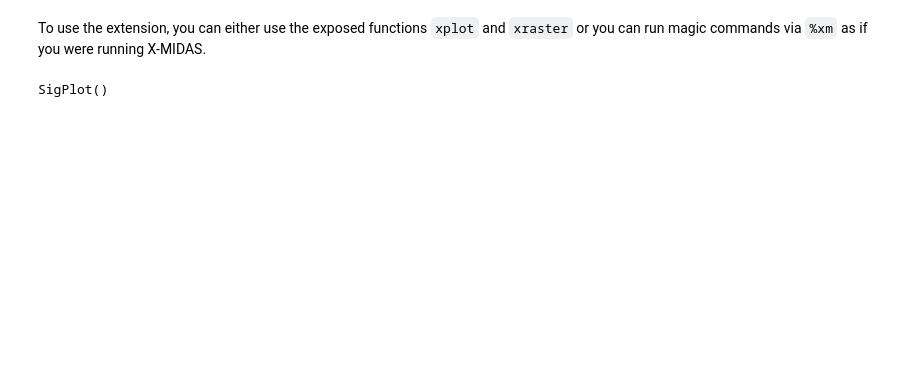
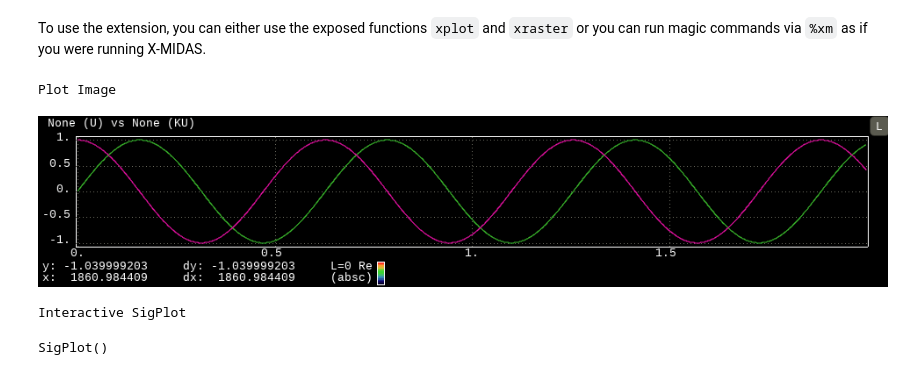
Before and after one commit to betatim/jupyter-xm-magic, a Jupyter notebook: SigPlot Extension Test.ipynb, the cells around one changed output. Saved outputs shown, nothing was run; the diff lists cells and outputs as text; code cells hidden in the pictures; blank space fills up the shorter version.

Commit message:
Added Imagesfor HTML redering

```diff
--- a/SigPlot Extension Test.ipynb
+++ b/SigPlot Extension Test.ipynb
@@ -37,11 +39,18 @@ To use the extension, you can either use the exposed functions `xplot` and `xras
 # %%
 import numpy as np
 plot= SigPlot()
 plot.overlay_array(np.sin(np.arange(0, 20, 0.01)))
 plot.overlay_array(np.cos(np.arange(0, 20, 0.01)))
+i= Image("docs/SinCos.png")
+print("Plot Image")
+display(i)
+print("Interactive SigPlot")
 plot.plot()
 # %% [output]
-SigPlot()
+Plot Image
+[figure, added]
+Interactive SigPlot
+SigPlot()
 # %%
 plot= SigPlot()
 plot.overlay_href("http://sigplot.lgsinnovations.com/dat/pulse.tmp")
```
Also changed, not shown: parts of 11 cells of this notebook, 9 other files.
